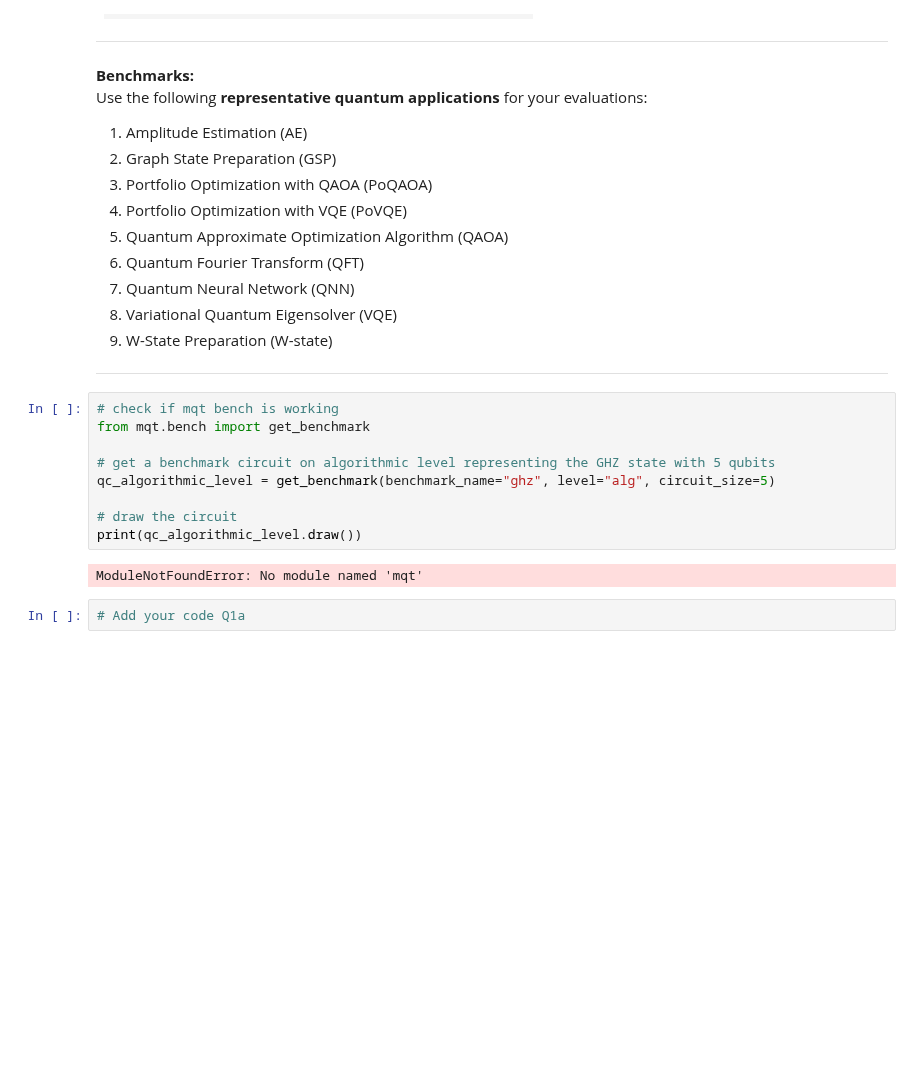
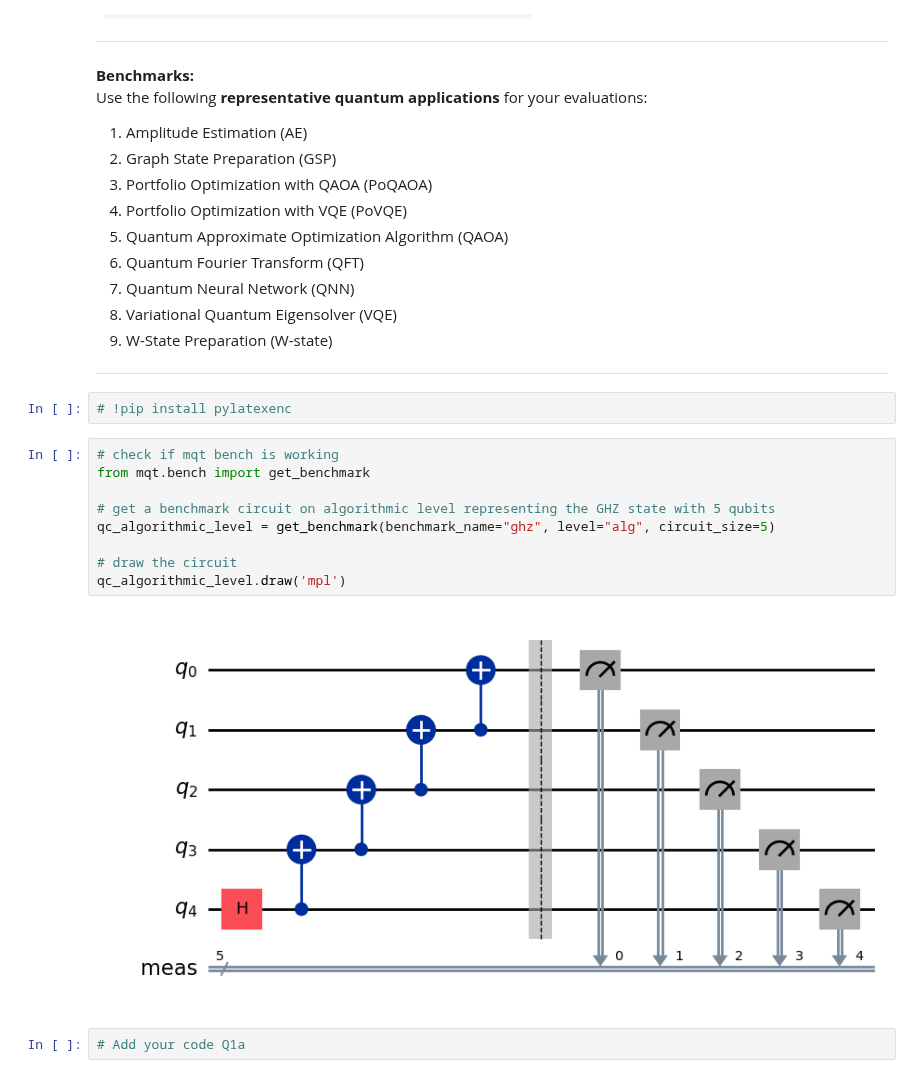
Before and after one commit to Huaiyuan-Jing/Quantum_Algorithm, a Jupyter notebook: CS639/HW4/Homework_4.ipynb, the cells around one changed output. Drawn from its saved outputs; the diff is of its cells as text; blank space fills up the shorter version.

```diff
--- a/CS639/HW4/Homework_4.ipynb
+++ b/CS639/HW4/Homework_4.ipynb
@@ -171,17 +154,19 @@ Use the following **representative quantum applications** for your evaluations:
 9. W-State Preparation (W-state)
 
 ---
+# %%
+# !pip install pylatexenc
 # %%
 # check if mqt bench is working
 from mqt.bench import get_benchmark
 
 # get a benchmark circuit on algorithmic level representing the GHZ state with 5 qubits
 qc_algorithmic_level = get_benchmark(benchmark_name="ghz", level="alg", circuit_size=5)
 
 # draw the circuit
-print(qc_algorithmic_level.draw())
+qc_algorithmic_level.draw('mpl')
 # %% [output]
-ModuleNotFoundError: No module named 'mqt'
+[figure, added]
 # %%
 # Add your code Q1a
 # %% [markdown]
```
Also changed, not shown: parts of 3 cells of this notebook, 1 other file.
